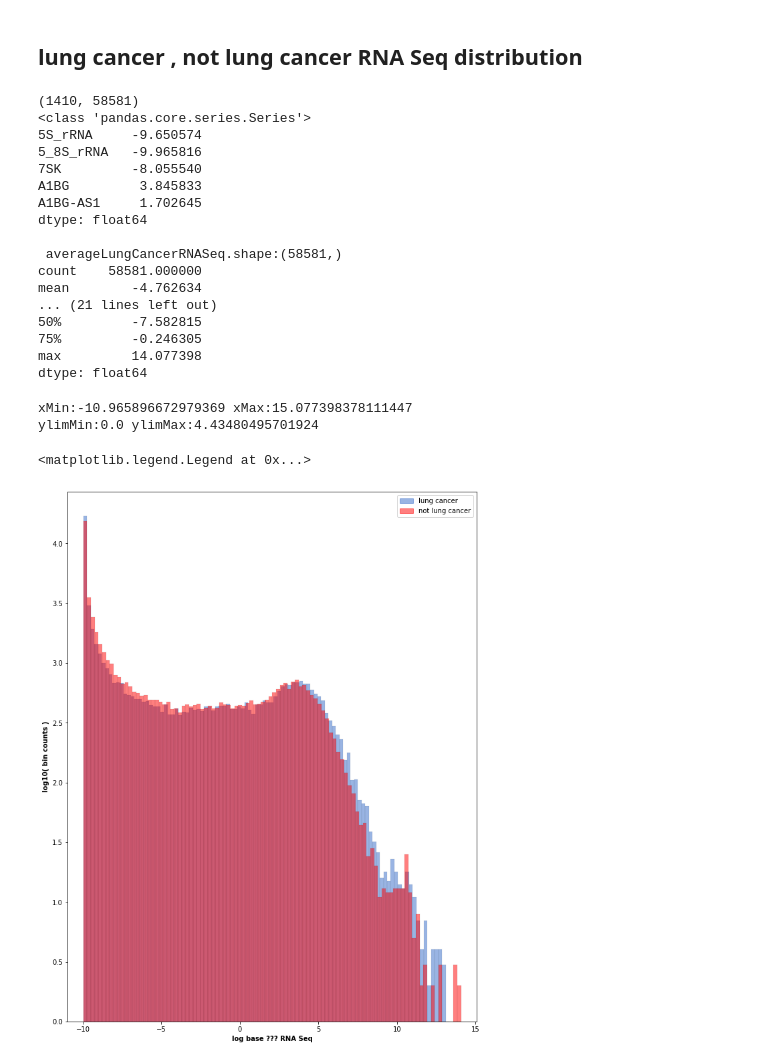
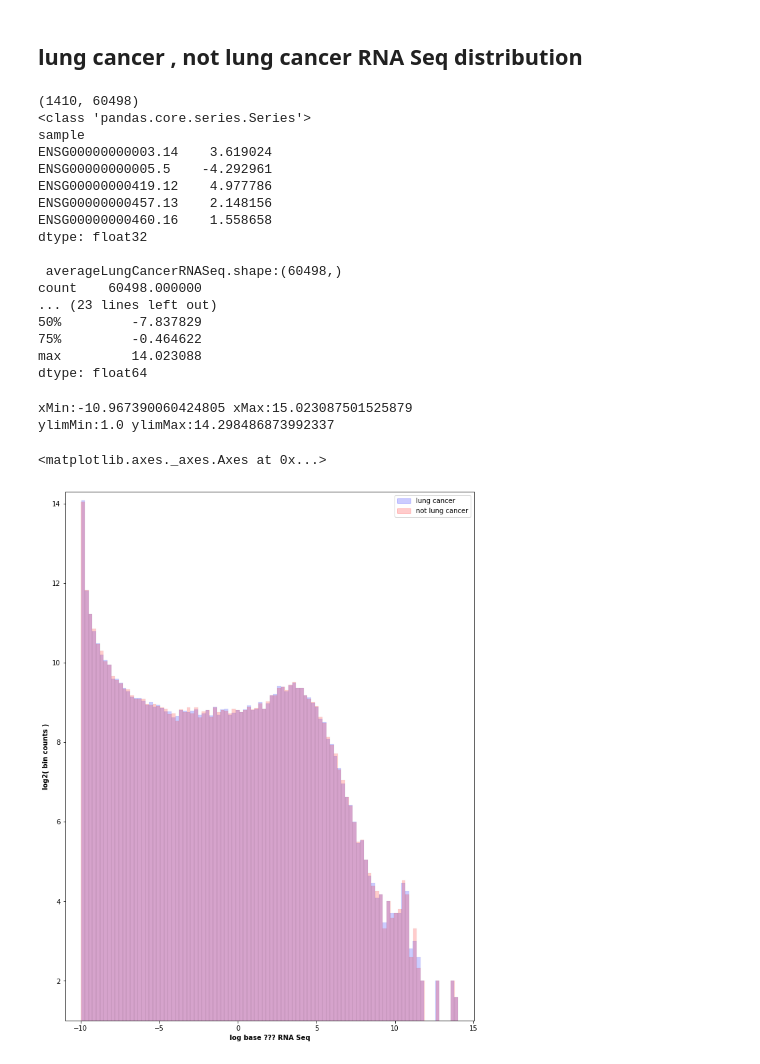
Before and after one commit to aedavids/findBiomarkers, a Jupyter notebook: jupyterNotebooks/lungCancerClassifierExploration.ipynb, the cells around one changed output. Saved outputs shown, nothing was run; the diff lists cells and outputs as text; code cells hidden in the pictures.

```diff
--- a/jupyterNotebooks/lungCancerClassifierExploration.ipynb
+++ b/jupyterNotebooks/lungCancerClassifierExploration.ipynb
@@ -64,0 +40,7 @@ Wall time: 20.1 s
+# %%
+dataDir = pl.Path("../data")
+if not dataDir.exists() :
+    dataDir.mkdir()
+
+loader = TCGA_Target_GTex(dataDir)
+XDF, YDF = loader.loadTCGA_Target_GTex()
@@ -210,8 +189,8 @@ array(['Adipose Tissue', 'Muscle', 'Blood Vessel', 'Heart', 'Ovary',
 # %% [markdown]
 ### How many lung cancer samples are there?
 # %%
-LungCancerRows = Y['primary_site'].str.contains('un', case=False)
-lungMetaDF = Y.loc[LungCancerRows, :]
+LungCancerRows = YDF['primary_site'].str.contains('un', case=False)
+lungMetaDF = YDF.loc[LungCancerRows, :]
 lungMetaDF
 # %% [output]
 |  | category | disease | primary_site | sample_type | gender | study | tumor_normal |
@@ -241,7 +220,7 @@ lungMetaDF.groupby('category').count()
 # %% [markdown]
 ## lung cancer , not lung cancer RNA Seq distribution
 # %%
-lungCancerDF = X.loc[LungCancerRows, :]
+lungCancerDF = XDF.loc[LungCancerRows.to_numpy(), :]
 print(lungCancerDF.shape)
 rows = 1 # if the data is data frame rows=0 and cols = 1
 cols = 0
@@ -255,7 +234,7 @@ print(averageLungCancerRNASeq.describe())
 print()
 
 # ~ is 'not' in pandas
-notLungCancerDF = X.loc[~LungCancerRows, :]
+notLungCancerDF = XDF.loc[ np.logical_not( LungCancerRows.to_numpy() ), :]
 averageNotLungCancerRNASeq = notLungCancerDF.mean(axis=cols)
 
 print(averageNotLungCancerRNASeq.head())
@@ -263,23 +242,23 @@ print("\n averageNotLungCancerRNASeq.shape:{}".format(averageNotLungCancerRNASeq
 # print("\n average Not Lung Cancer RNA Seq.describe\n{}".format(averageNotLungCancerRNASeq.describe() ))
 print(averageNotLungCancerRNASeq.describe())
 # %% [output]
-(1410, 58581)
+(1410, 60498)
 <class 'pandas.core.series.Series'>
-5S_rRNA     -9.650574
-5_8S_rRNA   -9.965816
-7SK         -8.055540
-A1BG         3.845833
-A1BG-AS1     1.702645
+sample
+ENSG00000000003.14    3.619024
+ENSG00000000005.5    -4.292961
+ENSG00000000419.12    4.977786
+ENSG00000000457.13    2.148156
+ENSG00000000460.16    1.558658
+dtype: float32
+
+ averageLungCancerRNASeq.shape:(60498,)
+count    60498.000000
+... (23 lines left out)
+50%         -7.837829
+75%         -0.464622
+max         14.023088
 dtype: float64
-
- averageLungCancerRNASeq.shape:(58581,)
-count    58581.000000
-mean        -4.762634
-... (21 lines left out)
-50%         -7.582815
-75%         -0.246305
-max         14.077398
-dtype: float64
 # %%
 # FIXME: AEDWIP: ledge colors are easy to break, you need to know color and alpha
 
@@ -288,46 +267,48 @@ pageWidthInInches  = 8.5
 pageHeightInInches = 11
 fig = plt.figure( figsize=(pageWidthInInches, pageHeightInInches) )
 panel = mu.createPanel(fig, pageWidthInInches, pageHeightInInches,
                        leftRelativeSize=0,
                        bottomRelativeSize=0)
 numBins = 100
-VollmerBlue = (53, 106, 201)
+#VollmerBlue = (53, 106, 201)
+cancerColor = (0, 0, 255)
+alpha = 0.2
 meanLungRNASeqNP = averageLungCancerRNASeq.to_numpy()
 # meanLungRNASeqNPLog10 = np.log10(meanLungRNASeqNP)
 lungCancerHist = muHistogram(panel, meanLungRNASeqNP, numBins,
-                             RGBTuple=VollmerBlue, alpha=0.5, semiLog=True,
+                             RGBTuple=cancerColor, alpha=alpha, scale=True,
                             label='lung cancer')
+
 
 meanNotLungRNASeqNP = averageNotLungCancerRNASeq.to_numpy()
 # meanNotLungRNASeqNPLog10 = np.log10(meanNotLungRNASeqNP)
+notCancerColor = (255, 0, 0)
 notLungCancerHist = muHistogram(panel, meanNotLungRNASeqNP, numBins,
-                             RGBTuple=(255, 0, 0), alpha=0.5, semiLog=True,
+                             RGBTuple=notCancerColor, alpha=alpha, scale=True,
                                label='not lung cancer')
 
 xlimMin = np.min(meanNotLungRNASeqNP) - 1
 xlimMax = np.max(meanNotLungRNASeqNP) + 1
 print("xMin:{} xMax:{}".format(xlimMin, xlimMax))
 panel.set_xlim(xlimMin,xlimMax)
 
 
 ylimMin = np.min(notLungCancerHist.binCounts)# - 2
 ylimMax = np.max(notLungCancerHist.binCounts) + 0.25 #+ 100
 print("ylimMin:{} ylimMax:{}".format(ylimMin, ylimMax)) # max count base_10 15,304
 panel.set_ylim(ylimMin, ylimMax)
 
 panel.set_xlabel("log base ??? RNA Seq", fontsize=10, fontweight='bold')
-panel.set_ylabel("log10( bin counts )", fontsize=10, fontweight='bold')
+panel.set_ylabel("log2( bin counts )", fontsize=10, fontweight='bold')
 
-# TODO: AEDWIP move this into matplotlibUtilities.utilities
-# https://stackoverflow.com/questions/43872450/matplotlib-histogram-with-multiple-legend-entries
-handles = [ mplpatches.Rectangle((0,0),1,1,color=c, alpha=0.5) for c in [ (53/255, 106/255, 201/255), (255/255, 0, 0) ] ]
-labels= ["lung cancer","not lung cancer"]
-panel.legend(handles, labels)
+colorMapTuples = [cancerColor,   notCancerColor]
+labels         = ["lung cancer","not lung cancer"]
+mu.addLegend(panel, colorMapTuples, labels, alpha=alpha)
 # %% [output]
-xMin:-10.965896672979369 xMax:15.077398378111447
-ylimMin:0.0 ylimMax:4.43480495701924
+xMin:-10.967390060424805 xMax:15.023087501525879
+ylimMin:1.0 ylimMax:14.298486873992337
-<matplotlib.legend.Legend at 0x...>
+<matplotlib.axes._axes.Axes at 0x...>
-[figure, old version]
+[figure, new version]
 # %%
 haldksls fskd xsllungDF.shape
 # %%
```
Also changed, not shown: parts of 15 cells of this notebook, 11 other files.
